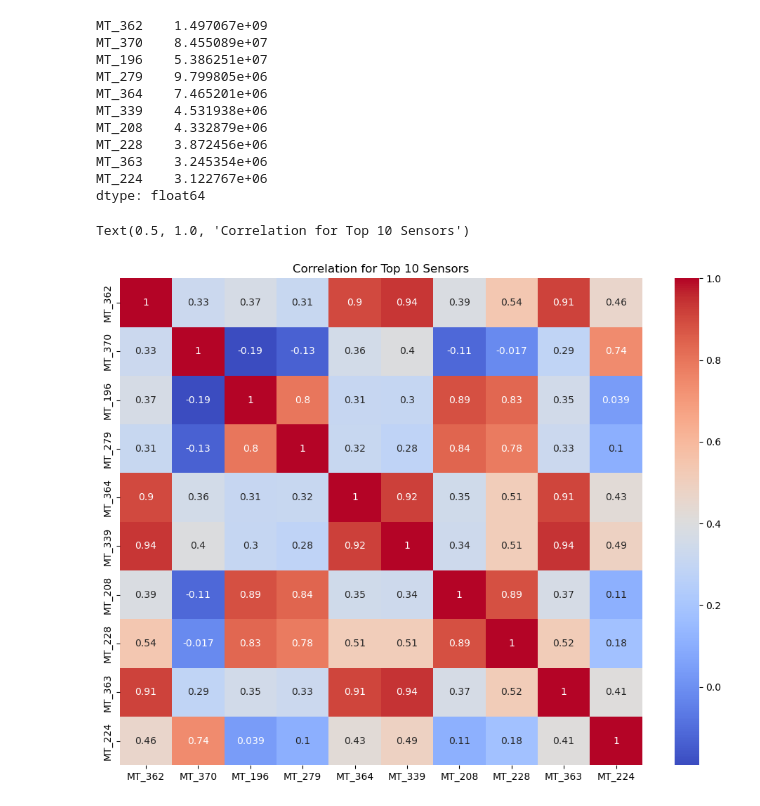
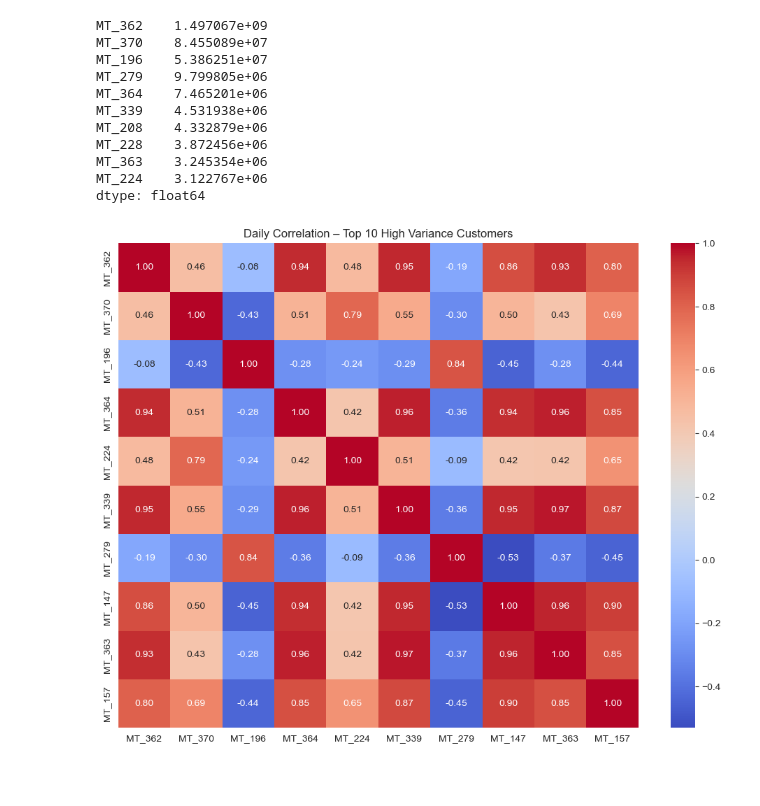
Before and after one commit to mertgenc0/multivariate_energy_consumption_forecasting, a Jupyter notebook: notebooks/EDA.ipynb, the cells around one changed output. Saved outputs shown, nothing was run; the diff lists cells and outputs as text; code cells hidden in the pictures; blank space fills up the shorter version.

```diff
--- a/notebooks/EDA.ipynb
+++ b/notebooks/EDA.ipynb
@@ -107,15 +107,21 @@ MT_228    3.872456e+06
 MT_363    3.245354e+06
 MT_224    3.122767e+06
 dtype: float64
-# %%
-import seaborn as sns
-# Korelasyon tüm sensörler için yapılamıyacak akdar çok bu yüzden en yüksek varyasnasa sahip olanalrı yağacaüız.
-top10 = df2.var().sort_values(ascending=False).head(10).index
-corr = df2[top10].corr()
-
-plt.figure(figsize=(12, 9))
-sns.heatmap(corr, annot=True, cmap='coolwarm')
-plt.title("Correlation for Top 10 Sensors")
-# %% [output]
-Text(0.5, 1.0, 'Correlation for Top 10 Sensors')
-[figure, removed]
+# %%
+import seaborn as sns
+# kw den kwh
+df2_kwh = df2 / 4
+
+#Günlük olarak topluyoruz elektirik kullanımını
+daily = df2_kwh.resample("D").sum()
+hourly_total = df2_kwh.resample("H").sum().sum(axis=1)
+# Korelasyon tüm sensörler için yapılamıyacak akdar çok bu yüzden en yüksek varyasnasa sahip olanalrı yağacaüız.
+top10 = daily.var().sort_values(ascending=False).head(10).index
+corr = daily[top10].corr()
+
+plt.figure(figsize=(12, 9))
+sns.heatmap(corr, annot=True, cmap='coolwarm', fmt=".2f")
+plt.title("Daily Correlation – Top 10 High Variance Customers")
+plt.show()
+# %% [output]
+[figure, added]
```
Also changed, not shown: parts of 10 cells of this notebook.
